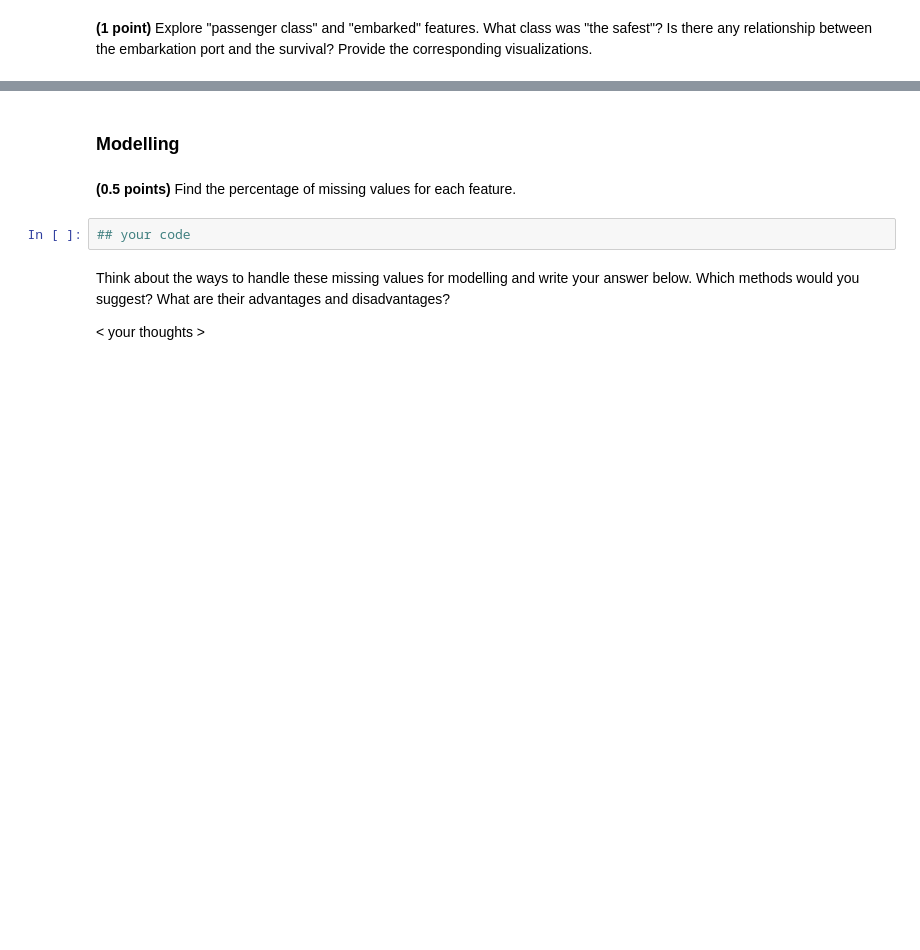
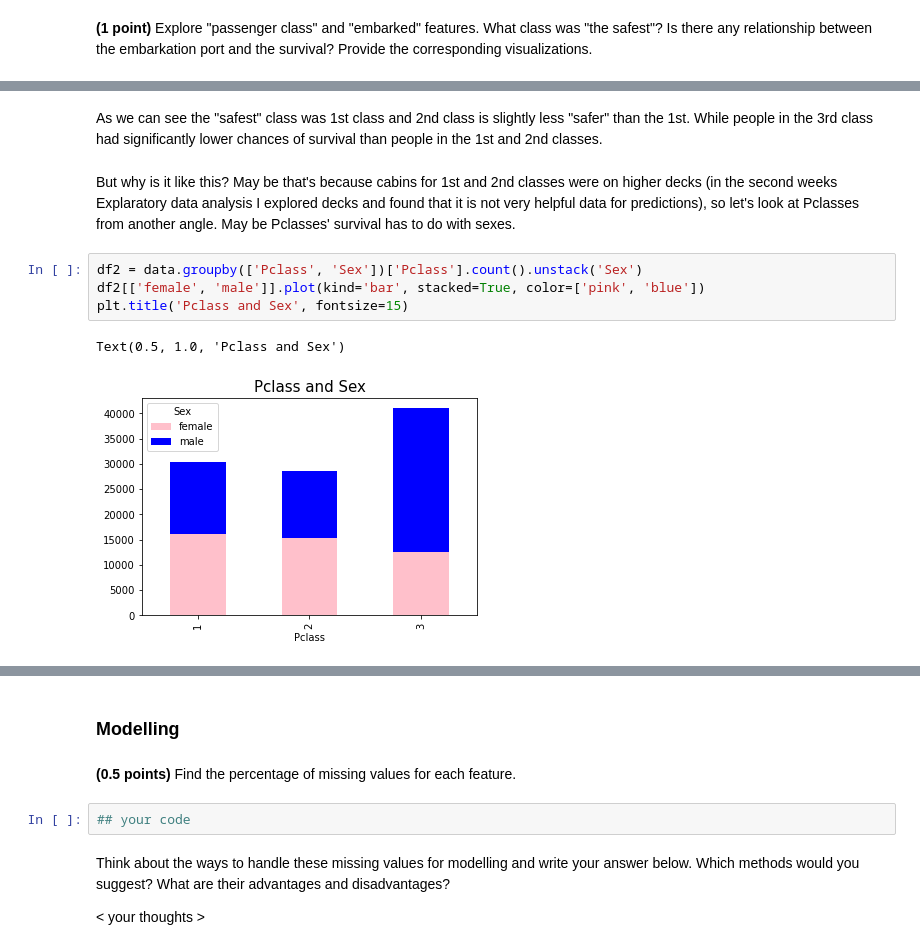
Before and after one commit to drnaida/rsschool-machine-learning-course, a Jupyter notebook: hw_classification.ipynb, the cells around one changed output, grey strips where cells are left out. Saved outputs shown, nothing was run; the diff lists cells and outputs as text; blank space fills up the shorter version.

```diff
--- a/hw_classification.ipynb
+++ b/hw_classification.ipynb
@@ -588,0 +594,11 @@ To conclude, we can notice that overall there were more passe
+# %% [markdown]
+As we can see the "safest" class was 1st class and 2nd class is slightly less "safer" than the 1st. While people in the 3rd class had significantly lower chances of survival than people in the 1st and 2nd classes.
+# %% [markdown]
+But why is it like this? May be that's because cabins for 1st and 2nd classes were on higher decks (in the second weeks Explaratory data analysis I explored decks and found that it is not very helpful data for predictions), so let's look at Pclasses from another angle. May be Pclasses' survival has to do with sexes.
+# %%
+df2 = data.groupby(['Pclass', 'Sex'])['Pclass'].count().unstack('Sex')
+df2[['female', 'male']].plot(kind='bar', stacked=True, color=['pink', 'blue'])
+plt.title('Pclass and Sex', fontsize=15)
+# %% [output]
+Text(0.5, 1.0, 'Pclass and Sex')
+[figure, added]
```
Also changed, not shown: parts of 10 cells of this notebook.
